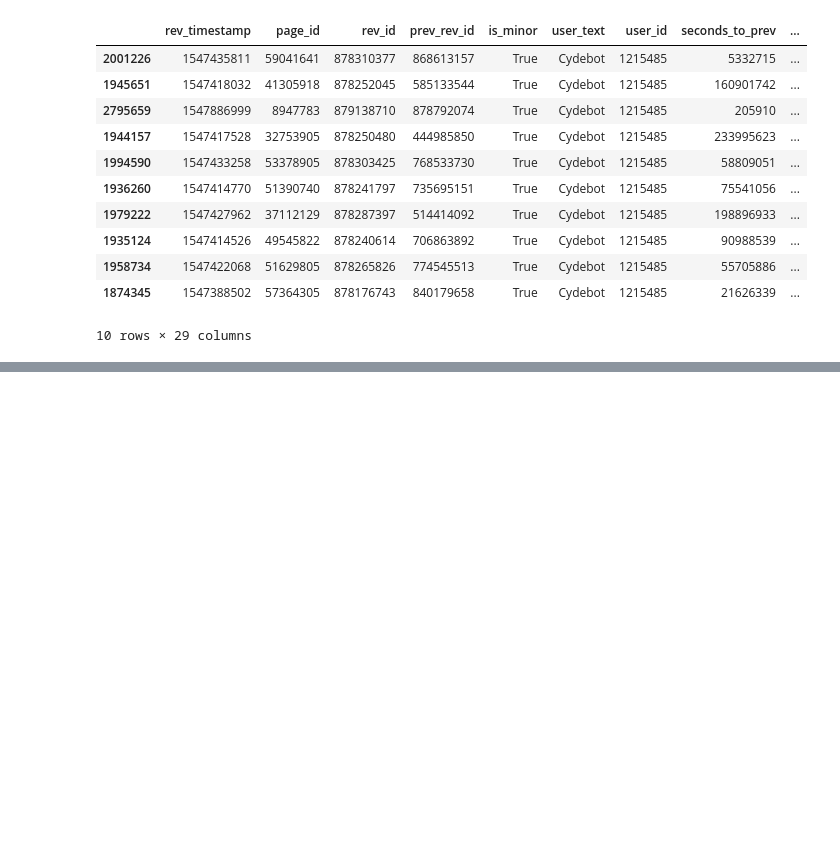
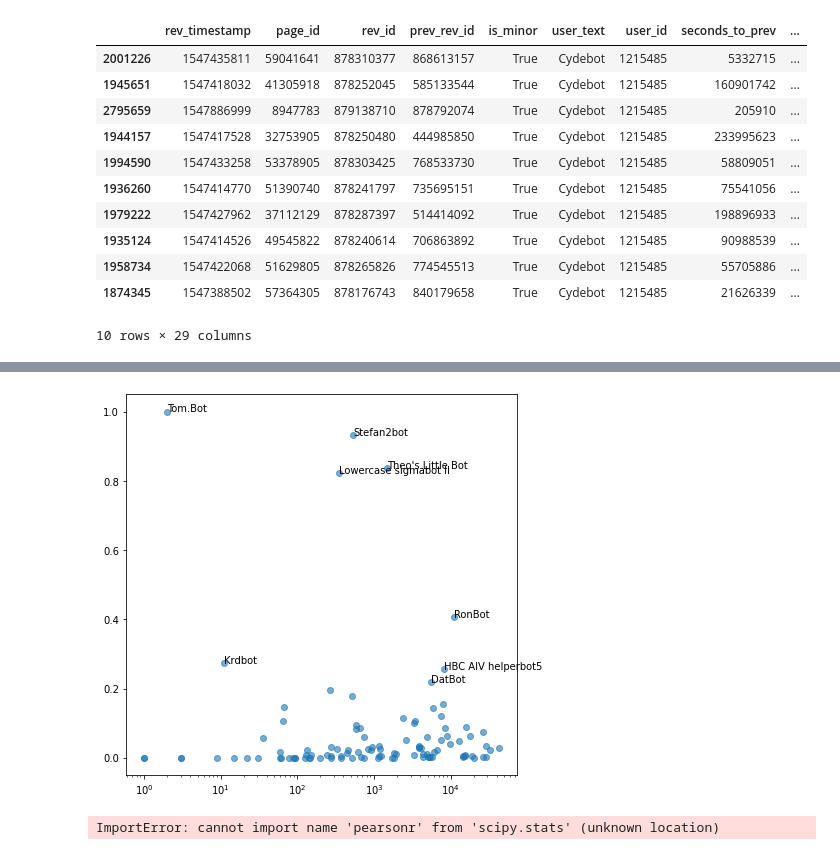
Before and after one commit to levon003/wiki-ores-feedback, a Jupyter notebook: reu2021/InitialAnalysis.ipynb, the cells around one changed output, grey strips where cells are left out. Saved outputs shown, nothing was run; the diff lists cells and outputs as text; code cells hidden in the pictures; blank space fills up the shorter version.

Commit message:
Added additional scatterplot

```diff
--- a/reu2021/InitialAnalysis.ipynb
+++ b/reu2021/InitialAnalysis.ipynb
@@ -252,0 +257,12 @@ bdf[bdf.user_text == 'Cydebot'].sample(n=10)
+# %%
+grouped_bots = df[df.user_is_bot].groupby('user_text')
+
+bot_df = grouped_bots.agg({
+    'rev_id': len,
+    'is_reverted': np.sum,
+}).rename(columns={
+    'rev_id': 'n_revisions',
+    'is_reverted': 'n_reverted',
+})
+bot_df['pct_reverted'] = bot_df.n_reverted / bot_df.n_revisions
+bot_df.sort_values(by='pct_reverted', ascending=False).head()
@@ -252,0 +277,19 @@ bdf[bdf.user_text == 'Cydebot'].sample(n=10)
+# %%
+fig, ax = plt.subplots(1, 1, figsize=(7,7))
+
+ax.scatter(bot_df.n_revisions, bot_df.pct_reverted, alpha=0.6)
+
+ax.set_xscale('log')
+
+for row in bot_df[bot_df.pct_reverted >= 0.2].itertuples():
+    ax.text(row.n_revisions, row.pct_reverted, f'{row.Index}')
+
+plt.show()
+# %% [output]
+[figure, added]
+# %%
+import scipy
+from scipy.stats import pearsonr
+scipy.stats.pearsonr(bot_df.n_revisions, bot_df.pct_reverted)
+# %% [output]
+ImportError: cannot import name 'pearsonr' from 'scipy.stats' (unknown location)
```
Also changed, not shown: parts of 2 cells of this notebook.
